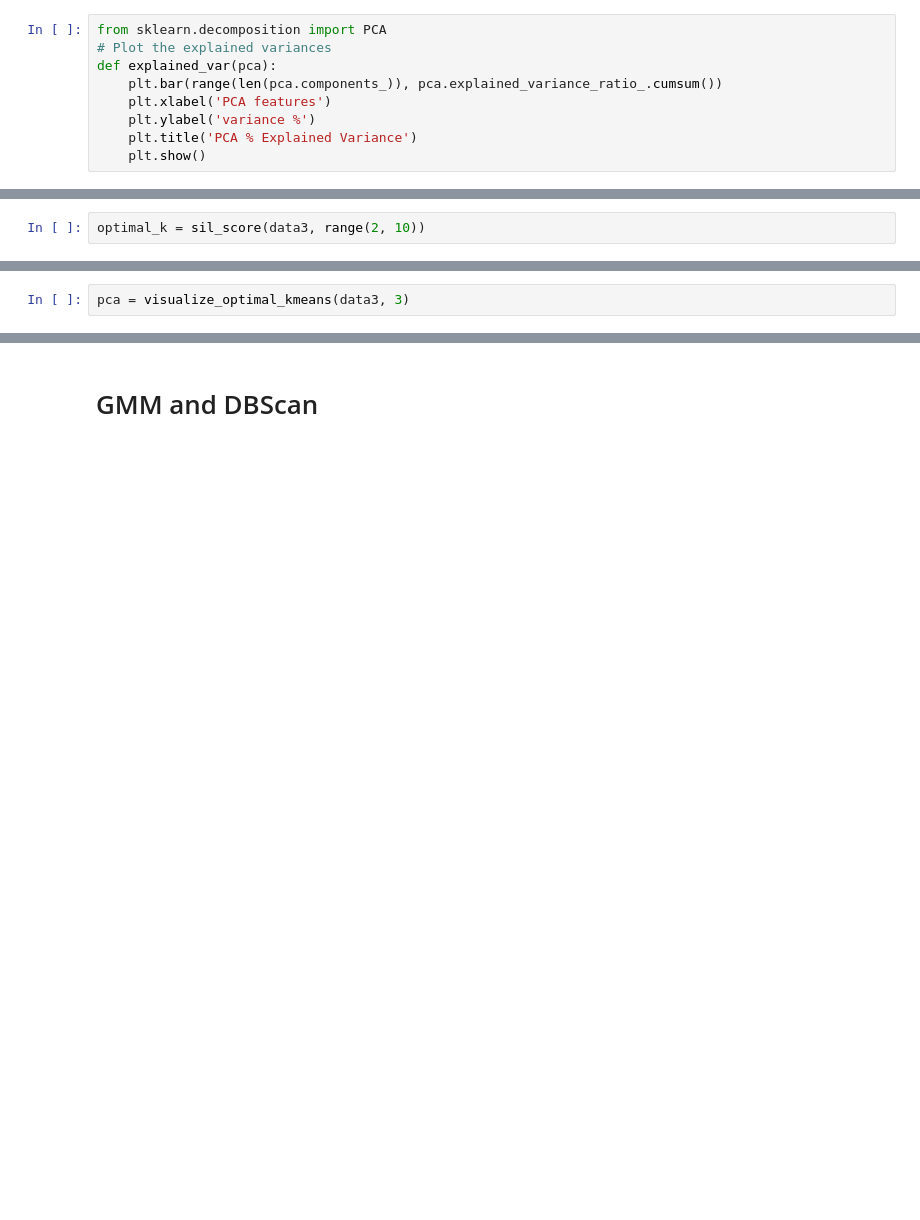
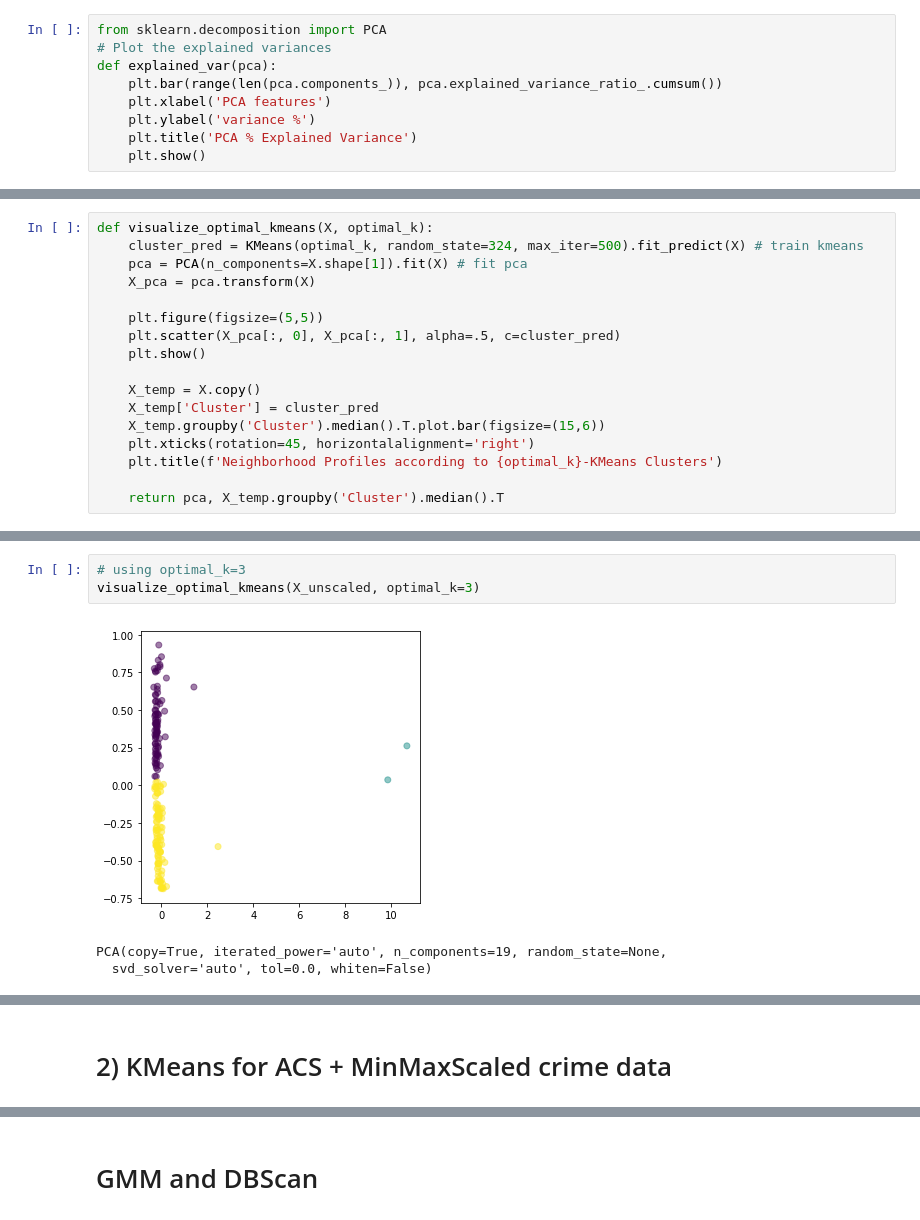
Before and after one commit to leonaisabelle/CUSP-ADS-Project, a Jupyter notebook: modelling_notebooks/Clustering.ipynb, the cells around one changed output, grey strips where cells are left out. Cells and saved outputs as stored; diff of their text form; blank space fills up the shorter version.

```diff
--- a/modelling_notebooks/Clustering.ipynb
+++ b/modelling_notebooks/Clustering.ipynb
@@ -194,2 +42,0 @@ data3 = data_crimeScaled[['Gender_Female', 'Unemployed', 'Race_Hisp', 'Race_Whit
-# %%
-optimal_k = sil_score(data3, range(2, 10))
@@ -207,2 +42,0 @@ Optimal k=3
-# %%
-pca = visualize_optimal_kmeans(data3, 3)
@@ -215,0 +43,17 @@ explained_var(pca)
+# %%
+def visualize_optimal_kmeans(X, optimal_k):
+    cluster_pred = KMeans(optimal_k, random_state=324, max_iter=500).fit_predict(X) # train kmeans
+    pca = PCA(n_components=X.shape[1]).fit(X) # fit pca
+    X_pca = pca.transform(X)
+
+    plt.figure(figsize=(5,5))
+    plt.scatter(X_pca[:, 0], X_pca[:, 1], alpha=.5, c=cluster_pred)
+    plt.show()
+
+    X_temp = X.copy()
+    X_temp['Cluster'] = cluster_pred
+    X_temp.groupby('Cluster').median().T.plot.bar(figsize=(15,6))
+    plt.xticks(rotation=45, horizontalalignment='right')
+    plt.title(f'Neighborhood Profiles according to {optimal_k}-KMeans Clusters')
+
+    return pca, X_temp.groupby('Cluster').median().T
@@ -215,0 +97,7 @@ explained_var(pca)
+# %%
+# using optimal_k=3
+visualize_optimal_kmeans(X_unscaled, optimal_k=3)
+# %% [output]
+[figure, added]
+PCA(copy=True, iterated_power='auto', n_components=19, random_state=None,
+  svd_solver='auto', tol=0.0, whiten=False)
@@ -215,0 +105,2 @@ explained_var(pca)
+# %% [markdown]
+# 2) KMeans for ACS + MinMaxScaled crime data
```
Also changed, not shown: parts of 60 cells of this notebook.
